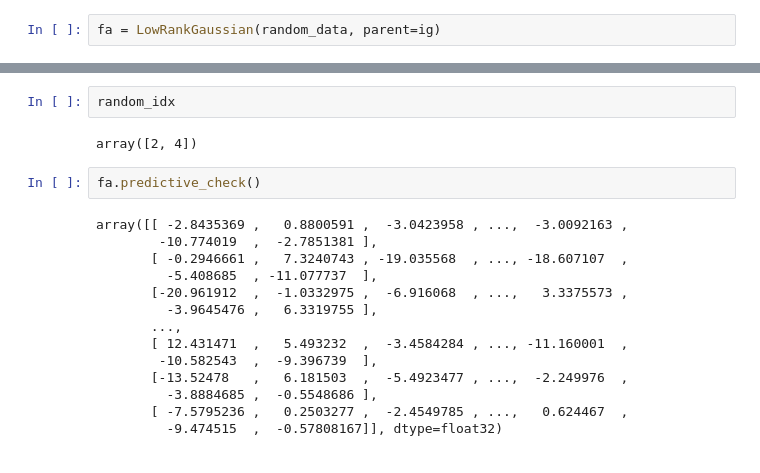
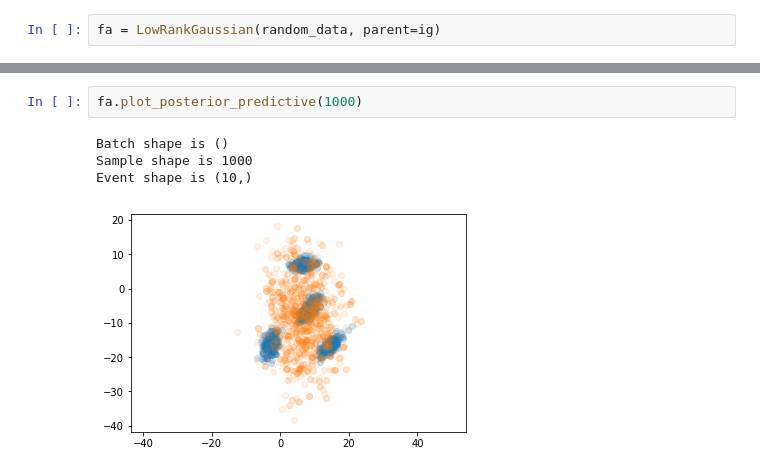
Before and after one commit to deoxyribose/compositions_mixtures_factors, a Jupyter notebook: mixture.ipynb, the cells around one changed output, grey strips where cells are left out. Cells and saved outputs as stored; diff of their text form.

```diff
--- a/mixture.ipynb
+++ b/mixture.ipynb
@@ -297,20 +445,7 @@ pyplot.axis('equal');
-# %%
-random_idx
-# %% [output]
-array([2, 4])
-# %%
-fa.predictive_check()
-# %% [output]
-array([[ -2.8435369 ,   0.8800591 ,  -3.0423958 , ...,  -3.0092163 ,
-        -10.774019  ,  -2.7851381 ],
-       [ -0.2946661 ,   7.3240743 , -19.035568  , ..., -18.607107  ,
-         -5.408685  , -11.077737  ],
-       [-20.961912  ,  -1.0332975 ,  -6.916068  , ...,   3.3375573 ,
-         -3.9645476 ,   6.3319755 ],
-       ...,
-       [ 12.431471  ,   5.493232  ,  -3.4584284 , ..., -11.160001  ,
-        -10.582543  ,  -9.396739  ],
-       [-13.52478   ,   6.181503  ,  -5.4923477 , ...,  -2.249976  ,
-         -3.8884685 ,  -0.5548686 ],
-       [ -7.5795236 ,   0.2503277 ,  -2.4549785 , ...,   0.624467  ,
-         -9.474515  ,  -0.57808167]], dtype=float32)
+# %%
+fa.plot_posterior_predictive(1000)
+# %% [output]
+Batch shape is ()
+Sample shape is 1000
+Event shape is (10,)
+[figure, added]
```
Also changed, not shown: parts of 48 cells of this notebook, 1 other file.
